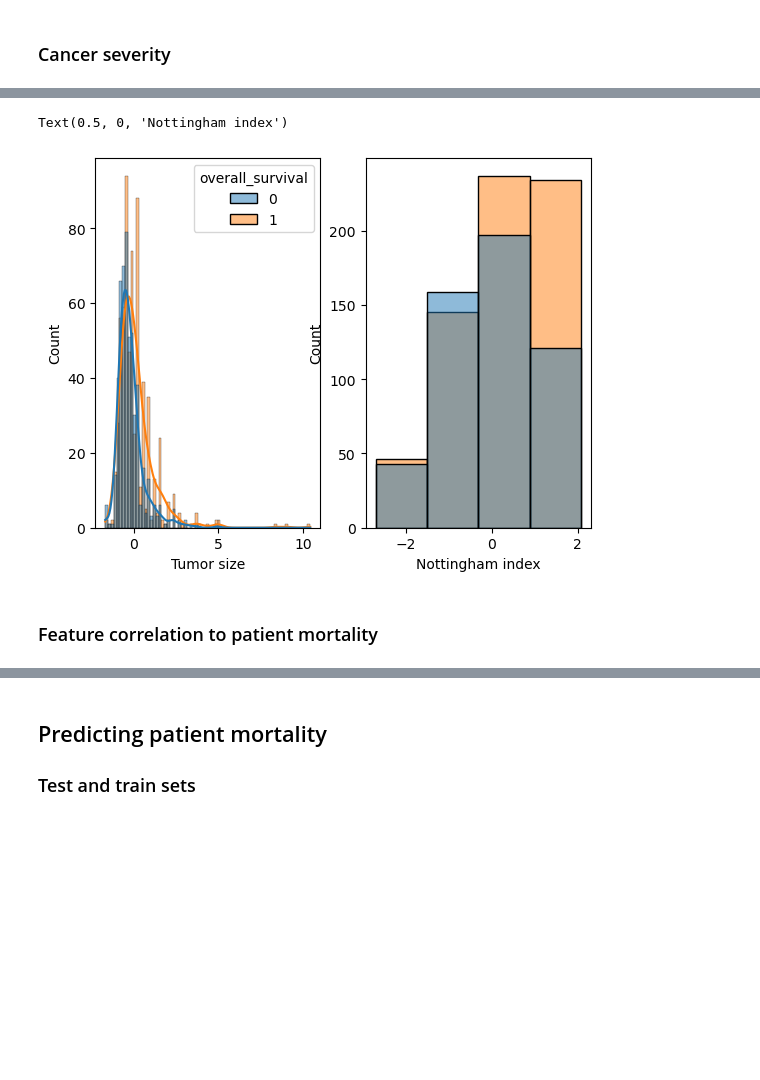
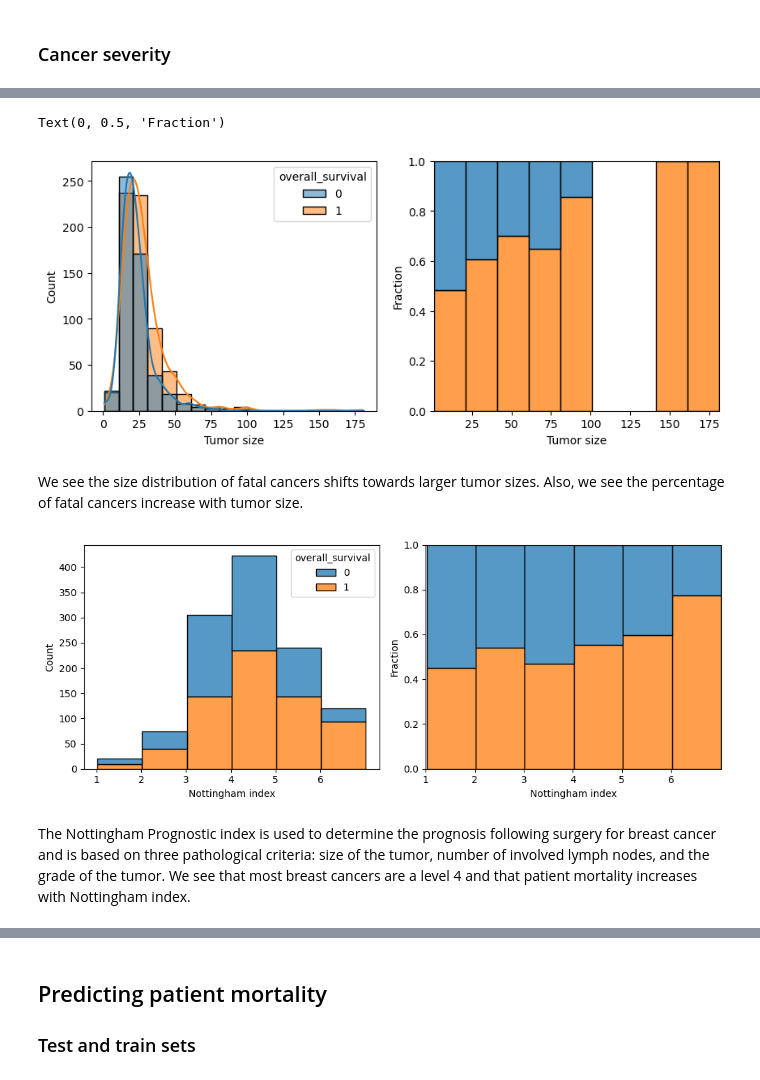
Before and after one commit to NinaCilliers/breast_cancer, a Jupyter notebook: breast_cancer.ipynb, the cells around one changed output, grey strips where cells are left out. Cells and saved outputs as stored; diff of their text form; code cells hidden in the pictures; blank space fills up the shorter version.

Commit message:
added descriptive text

```diff
--- a/breast_cancer.ipynb
+++ b/breast_cancer.ipynb
@@ -185,6 +209,15 @@ df.shape
 #selecting features that will be scaled
 to_scale = [col for col in df if df[col].unique().shape[0] > 2]
 not_scaled = [col for col in df if df[col].unique().shape[0] <= 2]
+# %%
+#copying selected unscaled data for EDA
+df_unscaled = pd.DataFrame()
+df_unscaled['survival_months'] = df['overall_survival_months'].copy()
+df_unscaled['age'] = df['age_at_diagnosis'].copy()
+df_unscaled['tumor_stage'] = df['tumor_stage'].copy()
+df_unscaled['overall_survival']=df['overall_survival'].copy()
+df_unscaled['nott']=df['nottingham_prognostic_index'].copy()
+df_unscaled['tumor_size']=df['tumor_size'].copy()
 # %%
 #normalizing features
 #I believe I have found a glitch with column transformer using dataframes and passthrough
@@ -242,0 +274,9 @@ sns.histplot(data=df, x='age_at_diagnosis',hue=df_death.iloc[:,0],kde=True, bins
+# %%
+plt.figure(figsize=(10,4))
+plt.subplot(1,2,2)
+sns.histplot(data=df, x=df_unscaled['age'],hue=df_death.iloc[:,0],kde=True, bins=10, multiple='fill', legend=False)
+plt.ylabel('Fraction')
+df_unscaled['death_by_age_percent'] = df_death
+plt.subplot(1,2,1)
+#sns.histplot(data=df, x=df_unscaled['age'],hue=df_death.iloc[:,0],kde=True, bins=10, multiple='stack')
+sns.histplot(data=df, x=df_unscaled['age'],hue=df_death.iloc[:,0],kde=True, bins=10, multiple='stack', legend=False)
@@ -317,12 +368,32 @@ plt.xticks([0,1,2,3,4]);
 # %%
+plt.figure(figsize=(10,4))
 plt.subplot(1,2,1)
-sns.histplot(data=df, x='tumor_size',hue='overall_survival', kde=True)
+sns.histplot(data=df_unscaled, x='tumor_size', binwidth=10, hue='overall_survival', legend=True, kde=True)
 plt.xlabel('Tumor size')
+
 plt.subplot(1,2,2)
-sns.histplot(data=df, x='nottingham_prognostic_index',hue='overall_survival',bins=4,legend=False)
-plt.xlabel('Nottingham index')
+sns.histplot(data=df_unscaled, x='tumor_size', binwidth=20, hue='overall_survival', legend=False, kde=False,multiple='fill')
+plt.xlabel('Tumor size')
+plt.ylabel('Fraction')
 # %% [output]
-Text(0.5, 0, 'Nottingham index')
+Text(0, 0.5, 'Fraction')
-[figure, old version]
+[figure, new version]
-# %% [markdown]
-### Feature correlation to patient mortality
+# %% [markdown]
+We see the size distribution of fatal cancers shifts towards larger tumor sizes. Also, we see the percentage of fatal cancers increase with tumor size.
+# %%
+plt.figure(figsize=(10,4))
+plt.subplot(1,2,1)
+sns.histplot(data=df_unscaled, x='nott',hue='overall_survival',binwidth=1,legend=True, multiple='stack')
+plt.xlabel('Nottingham index')
+plt.xticks(np.arange(1,7))
+
+plt.subplot(1,2,2)
+sns.histplot(data=df_unscaled, x='nott',hue='overall_survival',binwidth=1,legend=False, multiple='fill')
+plt.xlabel('Nottingham index')
+plt.ylabel('Fraction')
+plt.xticks(np.arange(1,7))
+plt.tight_layout()
+# %% [output]
+[figure, added]
+# %% [markdown]
+The Nottingham Prognostic index is used to determine the prognosis following surgery for breast cancer and is based on three pathological criteria: size of the tumor, number of involved lymph nodes, and the grade of the tumor. We see that most breast cancers are a level 4 and that patient mortality increases with Nottingham index.
```
Also changed, not shown: parts of 76 cells of this notebook.
